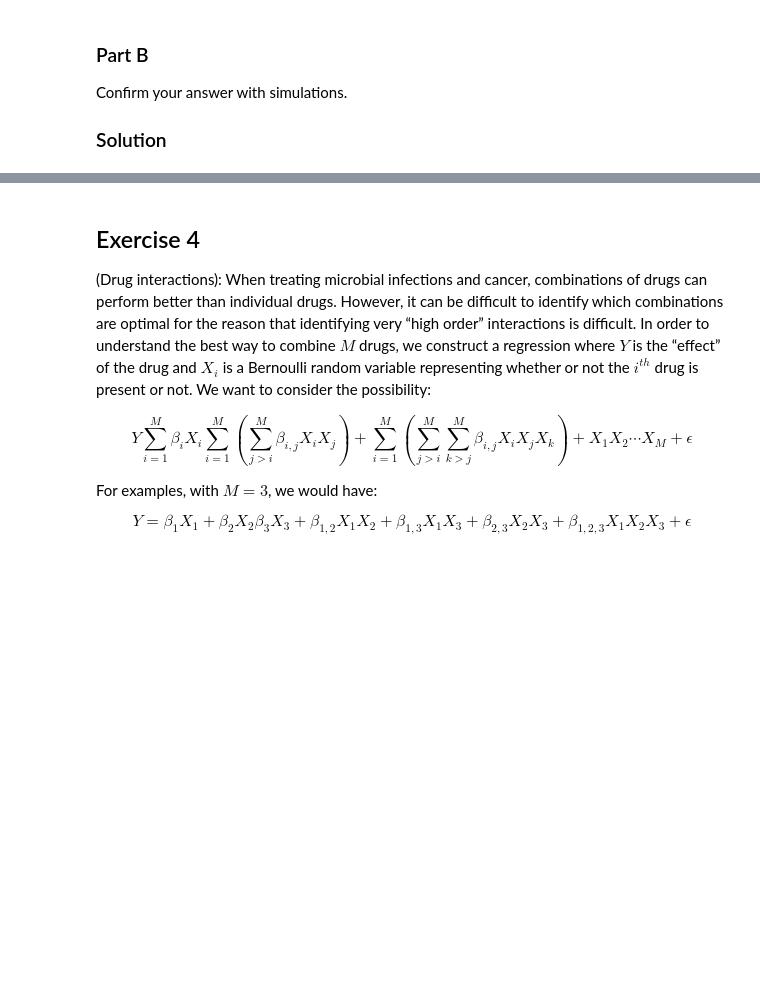
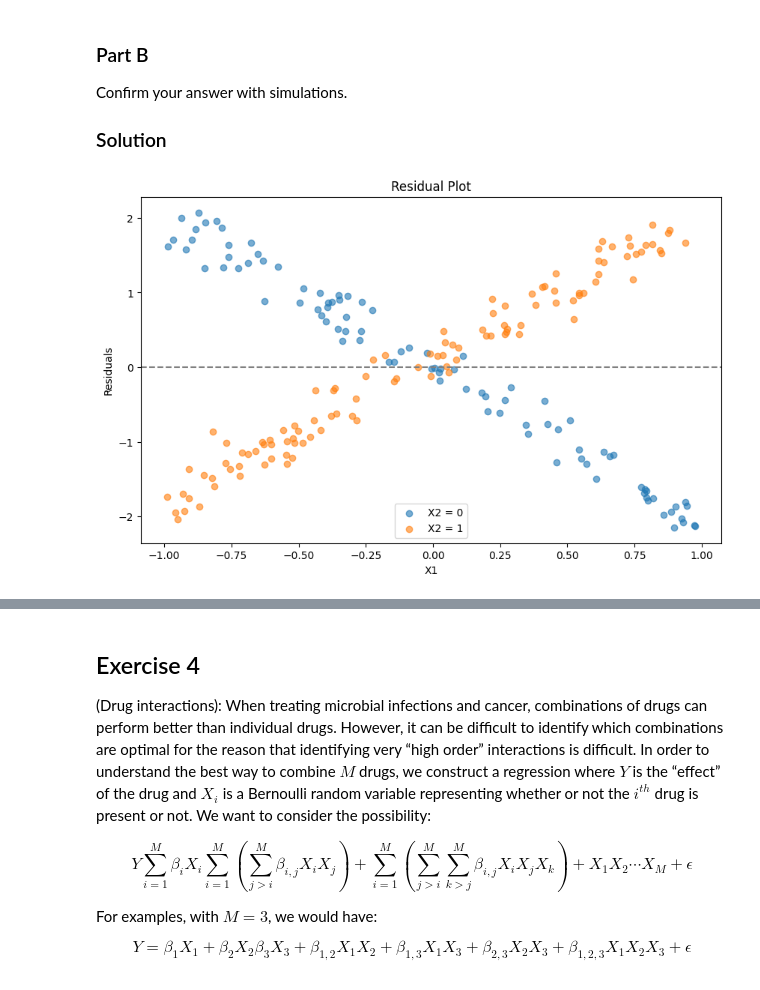
Before and after one commit to alexcraig043/math-50, a Jupyter notebook: homeworks/hw6.ipynb, the cells around one changed output, grey strips where cells are left out. Saved outputs shown, nothing was run; the diff lists cells and outputs as text; code cells hidden in the pictures; blank space fills up the shorter version.

```diff
--- a/homeworks/hw6.ipynb
+++ b/homeworks/hw6.ipynb
@@ -335,3 +393,39 @@ where $\sigma = 0.2$, $X_1$ is continuous predictor which is uniformly distribut
 Confirm your answer with simulations.
 
 ### Solution
+# %%
+import numpy as np
+import matplotlib.pyplot as plt
+
+# Setting a random seed for reproducibility
+np.random.seed(42)
+
+# Generating the data
+n = 200
+X1 = np.random.uniform(-1, 1, n)
+X2 = np.random.binomial(1, 0.5, n)
+epsilon = np.random.normal(0, 0.2, n)
+Y = 4 * X1 - 2 * X2 + 4 * X1 * X2 + epsilon
+
+# Adding a constant term for the intercept
+X_with_intercept = sm.add_constant(np.column_stack((X1, X2)))
+
+# Fitting the linear regression model using statsmodels
+model_sm = sm.OLS(Y, X_with_intercept).fit()
+Y_pred_sm = model_sm.predict(X_with_intercept)
+
+# Calculating residuals
+residuals_sm = Y - Y_pred_sm
+
+# Plotting the residual plot
+plt.figure(figsize=(10, 6))
+plt.scatter(X1[X2 == 0], residuals_sm[X2 == 0], label="X2 = 0", alpha=0.6)
+plt.scatter(X1[X2 == 1], residuals_sm[X2 == 1], label="X2 = 1", alpha=0.6)
+plt.axhline(0, color='gray', linestyle='--')
+plt.xlabel("X1")
+plt.ylabel("Residuals")
+plt.title("Residual Plot")
+plt.legend()
+plt.show()
+# %% [output]
+[figure, added]
```
Also changed, not shown: parts of 3 cells of this notebook.
